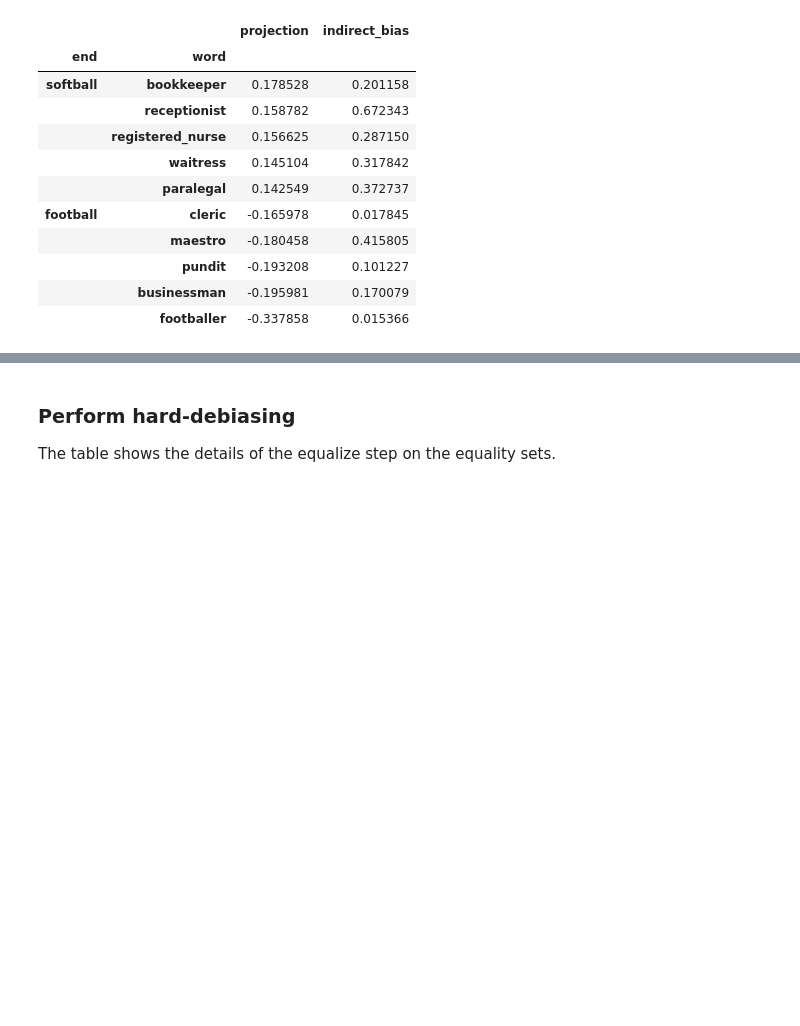
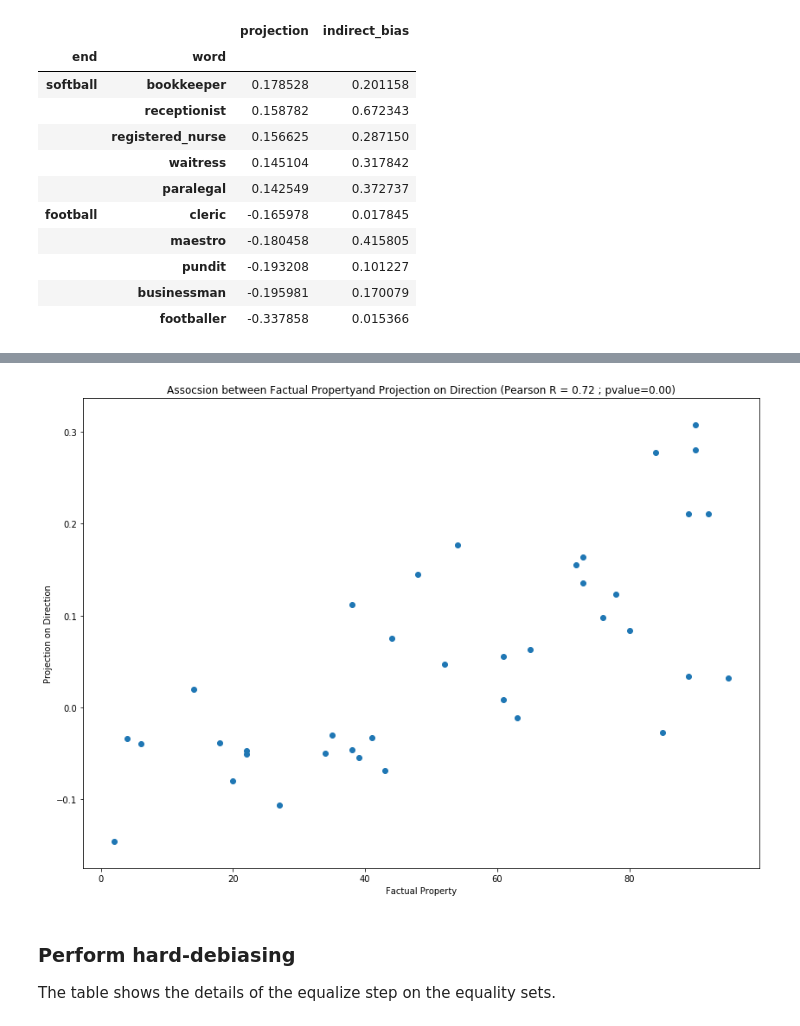
Before and after one commit to ResponsiblyAI/responsibly, a Jupyter notebook: docs/notebooks/demo-word-embedding-bias.ipynb, the cells around one changed output, grey strips where cells are left out. Saved outputs shown, nothing was run; the diff lists cells and outputs as text; code cells hidden in the pictures; blank space fills up the shorter version.

```diff
--- a/docs/notebooks/demo-word-embedding-bias.ipynb
+++ b/docs/notebooks/demo-word-embedding-bias.ipynb
@@ -231,3 +241,9 @@ w2v_gender_bias_we.generate_closest_words_indirect_bias('softball', 'football')
+# %%
+f, ax = plt.subplots(1, figsize=(14, 10))
+
+w2v_gender_bias_we.plot_factual_association(ax=ax);
+# %% [output]
+[figure, added]
 # %% [markdown]
 ### Perform hard-debiasing
 
```
Also changed, not shown: parts of 18 cells of this notebook, 21 other files.
